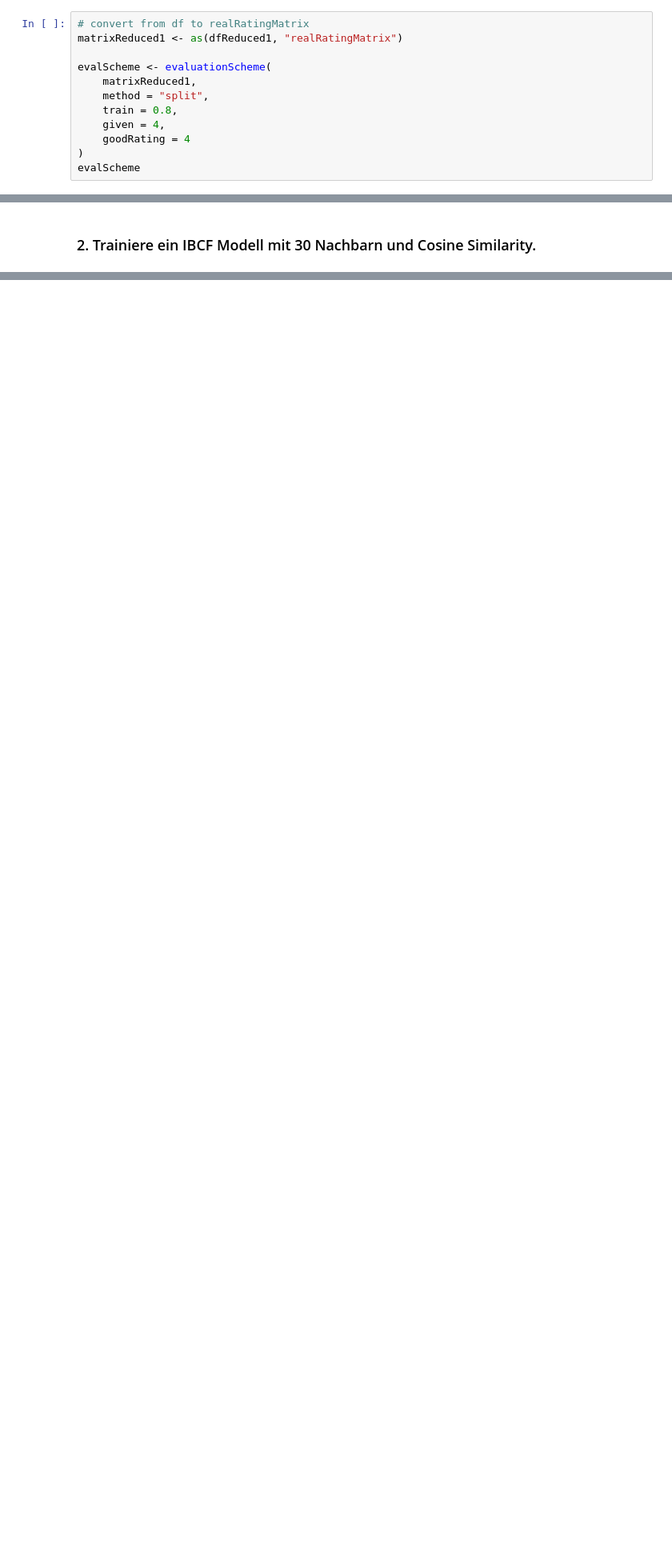
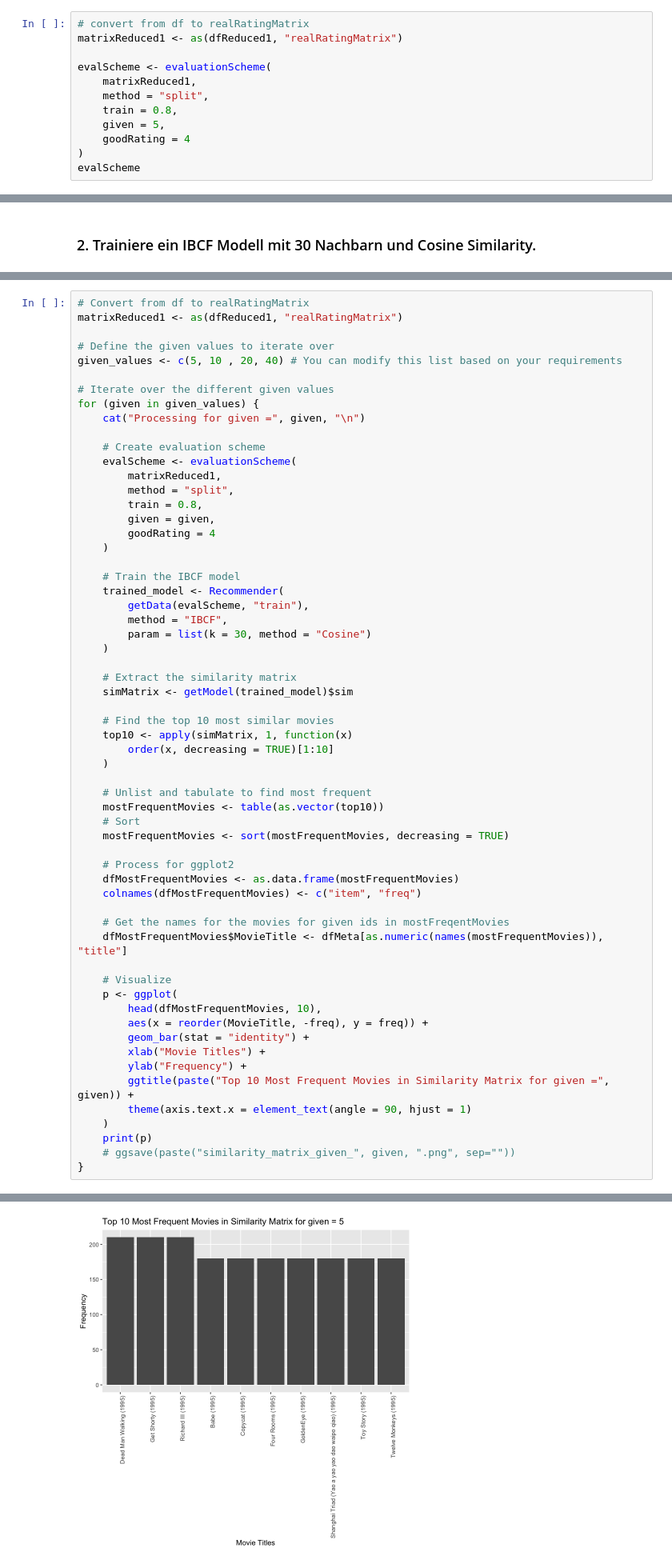
Before and after one commit to hariveliki/rsy, a Jupyter notebook: mc1.ipynb, the cells around one changed output, grey strips where cells are left out. Shown at 80% size. Drawn from its saved outputs; the diff is of its cells as text; blank space fills up the shorter version.

```diff
--- a/mc1.ipynb
+++ b/mc1.ipynb
@@ -589,7 +588,7 @@ evalScheme <- evaluationScheme(
     matrixReduced1,
     method = "split",
     train = 0.8,
-    given = 4,
+    given = 5,
     goodRating = 4
 )
 evalScheme
@@ -719,0 +661,61 @@ ggplot(
+# %%
+# Convert from df to realRatingMatrix
+matrixReduced1 <- as(dfReduced1, "realRatingMatrix")
+
+# Define the given values to iterate over
+given_values <- c(5, 10 , 20, 40) # You can modify this list based on your requirements
+
+# Iterate over the different given values
+for (given in given_values) {
+    cat("Processing for given =", given, "\n")
+
+    # Create evaluation scheme
+    evalScheme <- evaluationScheme(
+        matrixReduced1,
+        method = "split",
+        train = 0.8,
+        given = given,
+        goodRating = 4
+    )
+
+    # Train the IBCF model
+    trained_model <- Recommender(
+        getData(evalScheme, "train"),
+        method = "IBCF",
+        param = list(k = 30, method = "Cosine")
+    )
+
+    # Extract the similarity matrix
+    simMatrix <- getModel(trained_model)$sim
+
+    # Find the top 10 most similar movies
+    top10 <- apply(simMatrix, 1, function(x)
+        order(x, decreasing = TRUE)[1:10]
+    )
+
+    # Unlist and tabulate to find most frequent
+    mostFrequentMovies <- table(as.vector(top10))
+    # Sort
+    mostFrequentMovies <- sort(mostFrequentMovies, decreasing = TRUE)
+
+    # Process for ggplot2
+    dfMostFrequentMovies <- as.data.frame(mostFrequentMovies)
+    colnames(dfMostFrequentMovies) <- c("item", "freq")
+
+    # Get the names for the movies for given ids in mostFreqentMovies
+    dfMostFrequentMovies$MovieTitle <- dfMeta[as.numeric(names(mostFrequentMovies)), "title"]
+
+    # Visualize
+    p <- ggplot(
+        head(dfMostFrequentMovies, 10),
+        aes(x = reorder(MovieTitle, -freq), y = freq)) +
+        geom_bar(stat = "identity") +
+        xlab("Movie Titles") +
+        ylab("Frequency") +
+        ggtitle(paste("Top 10 Most Frequent Movies in Similarity Matrix for given =", given)) +
+        theme(axis.text.x = element_text(angle = 90, hjust = 1)
+    )
+    print(p)
+    # ggsave(paste("similarity_matrix_given_", given, ".png", sep=""))
+}
+# %% [output]
@@ -719,0 +724 @@ ggplot(
+[figure, added]
```
Also changed, not shown: parts of 10 cells of this notebook.
